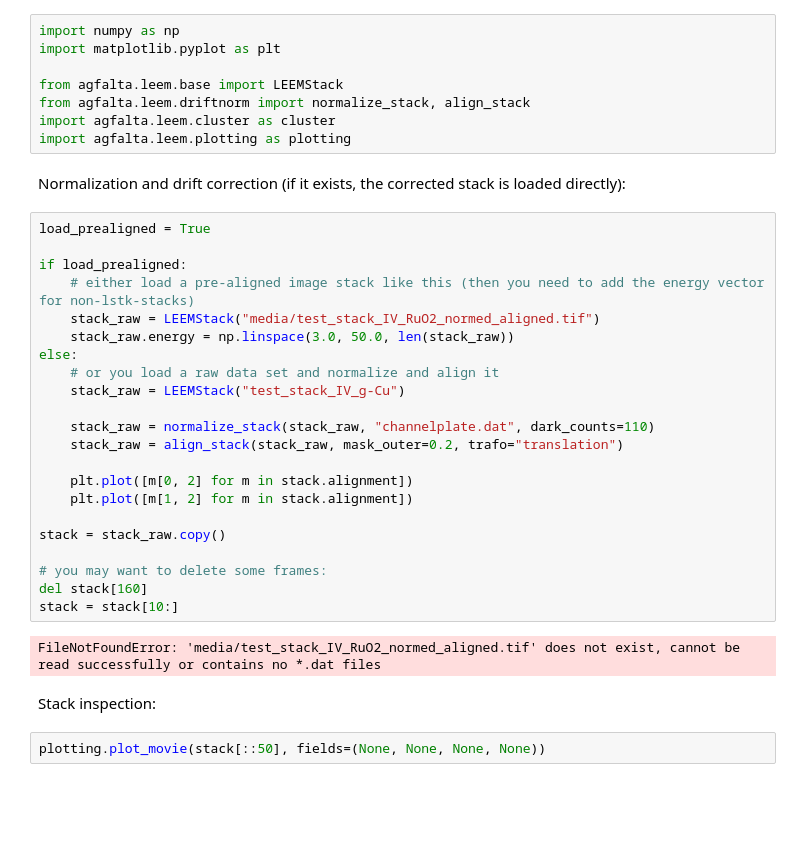
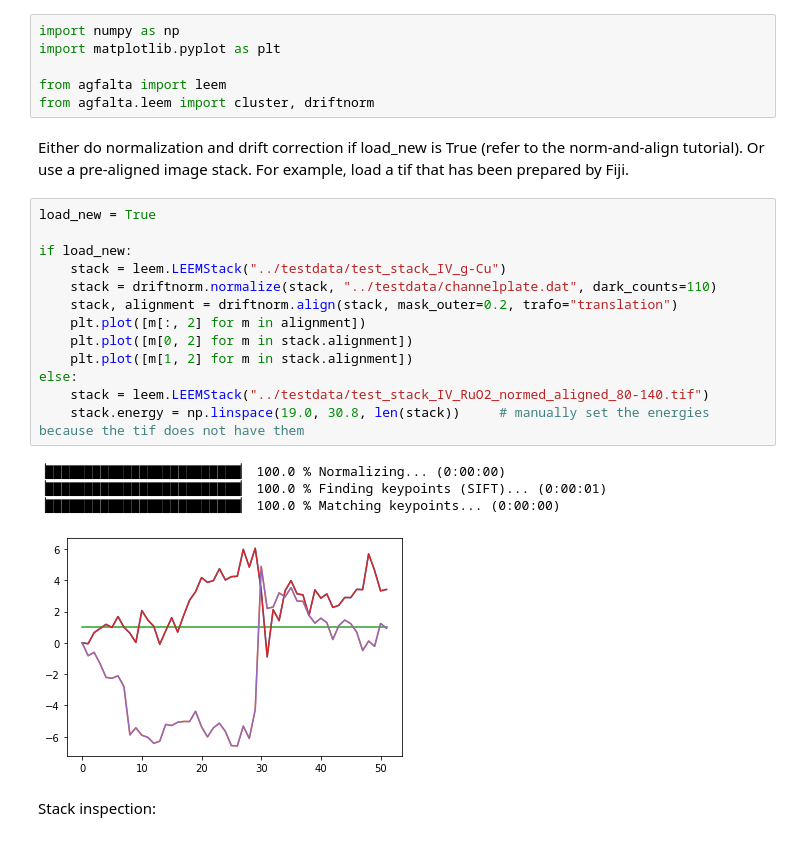
Before and after one commit to surf-sci-bc/uspy, a Jupyter notebook: examples/LEEM_cluster-analysis.ipynb, the cells around one changed output. Cells and saved outputs as stored; diff of their text form; blank space fills up the shorter version.

Commit message:
Finished basic tutorials and did some docstrings

```diff
--- a/examples/LEEM_cluster-analysis.ipynb
+++ b/examples/LEEM_cluster-analysis.ipynb
@@ -4,37 +8,27 @@
 import numpy as np
 import matplotlib.pyplot as plt
 
-from agfalta.leem.base import LEEMStack
-from agfalta.leem.driftnorm import normalize_stack, align_stack
-import agfalta.leem.cluster as cluster
-import agfalta.leem.plotting as plotting
+from agfalta import leem
+from agfalta.leem import cluster, driftnorm
-# %% [markdown]
-Normalization and drift correction (if it exists, the corrected stack is loaded directly):
-# %%
-load_prealigned = True
-
-if load_prealigned:
-    # either load a pre-aligned image stack like this (then you need to add the energy vector for non-lstk-stacks)
-    stack_raw = LEEMStack("media/test_stack_IV_RuO2_normed_aligned.tif")
-    stack_raw.energy = np.linspace(3.0, 50.0, len(stack_raw))
-else:
-    # or you load a raw data set and normalize and align it
-    stack_raw = LEEMStack("test_stack_IV_g-Cu")
-
-    stack_raw = normalize_stack(stack_raw, "channelplate.dat", dark_counts=110)
-    stack_raw = align_stack(stack_raw, mask_outer=0.2, trafo="translation")
-
-    plt.plot([m[0, 2] for m in stack.alignment])
-    plt.plot([m[1, 2] for m in stack.alignment])
-
-stack = stack_raw.copy()
-
-# you may want to delete some frames:
-del stack[160]
-stack = stack[10:]
-# %% [output]
-FileNotFoundError: 'media/test_stack_IV_RuO2_normed_aligned.tif' does not exist, cannot be read successfully or contains no *.dat files
+# %% [markdown]
+Either do normalization and drift correction if load_new is True (refer to the norm-and-align tutorial). Or use a pre-aligned image stack. For example, load a tif that has been prepared by Fiji.
+# %%
+load_new = True
+
+if load_new:
+    stack = leem.LEEMStack("../testdata/test_stack_IV_g-Cu")
+    stack = driftnorm.normalize(stack, "../testdata/channelplate.dat", dark_counts=110)
+    stack, alignment = driftnorm.align(stack, mask_outer=0.2, trafo="translation")
+    plt.plot([m[:, 2] for m in alignment])
+    plt.plot([m[0, 2] for m in stack.alignment])
+    plt.plot([m[1, 2] for m in stack.alignment])
+else:
+    stack = leem.LEEMStack("../testdata/test_stack_IV_RuO2_normed_aligned_80-140.tif")
+    stack.energy = np.linspace(19.0, 30.8, len(stack))     # manually set the energies because the tif does not have them
+# %% [output]
+▕▇▇▇▇▇▇▇▇▇▇▇▇▇▇▇▇▇▇▇▇▇▇▇▇▇▏ 100.0 % Normalizing... (0:00:00)
+▕▇▇▇▇▇▇▇▇▇▇▇▇▇▇▇▇▇▇▇▇▇▇▇▇▇▏ 100.0 % Finding keypoints (SIFT)... (0:00:01)
+▕▇▇▇▇▇▇▇▇▇▇▇▇▇▇▇▇▇▇▇▇▇▇▇▇▇▏ 100.0 % Matching keypoints... (0:00:00)
+[figure, added]
 # %% [markdown]
 Stack inspection:
-# %%
-plotting.plot_movie(stack[::50], fields=(None, None, None, None))
```
Also changed, not shown: parts of 18 cells of this notebook, 5 other files.
